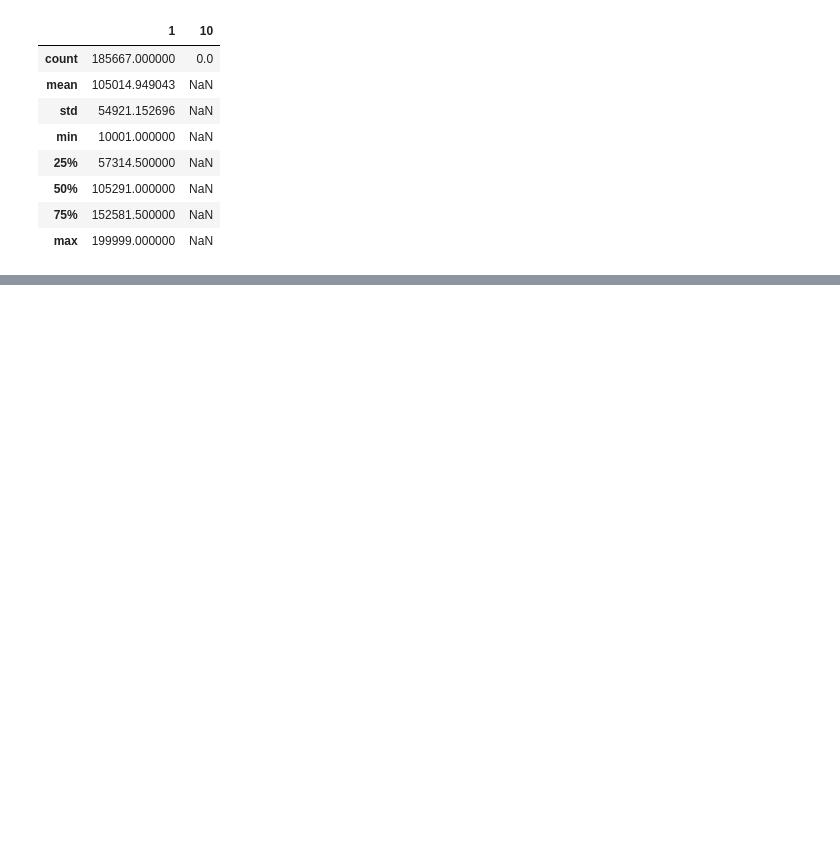
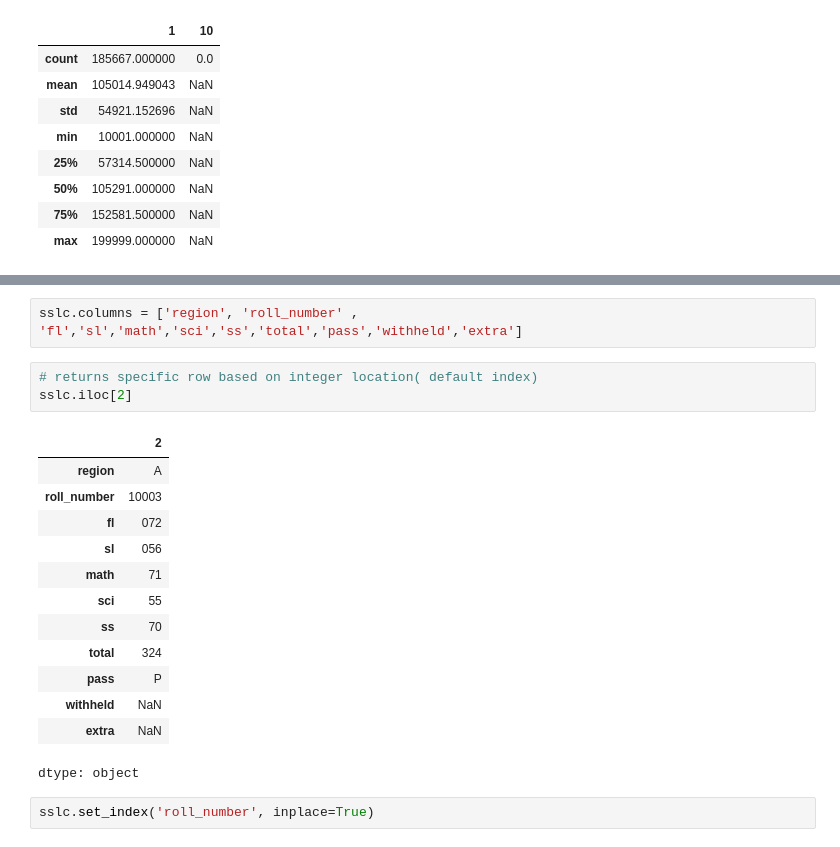
Before and after one commit to chennareddyb/ml_ntt_training, a Jupyter notebook: EDA_1.ipynb, the cells around one changed output, grey strips where cells are left out. Cells and saved outputs as stored; diff of their text form; blank space fills up the shorter version.

```diff
--- a/EDA_1.ipynb
+++ b/EDA_1.ipynb
@@ -98,0 +107,21 @@ sslc.describe()
+# %%
+sslc.columns = ['region', 'roll_number' , 'fl','sl','math','sci','ss','total','pass','withheld','extra']
+# %%
+# returns specific row based on integer location( default index)
+sslc.iloc[2]
+# %% [output]
+|  | 2 |
+| region | A |
+| roll_number | 10003 |
+| fl | 072 |
+| sl | 056 |
+| math | 71 |
+| sci | 55 |
+| ss | 70 |
+| total | 324 |
+| pass | P |
+| withheld | NaN |
+| extra | NaN |
+dtype: object
+# %%
+sslc.set_index('roll_number', inplace=True)
```
Also changed, not shown: parts of 3 cells of this notebook.
